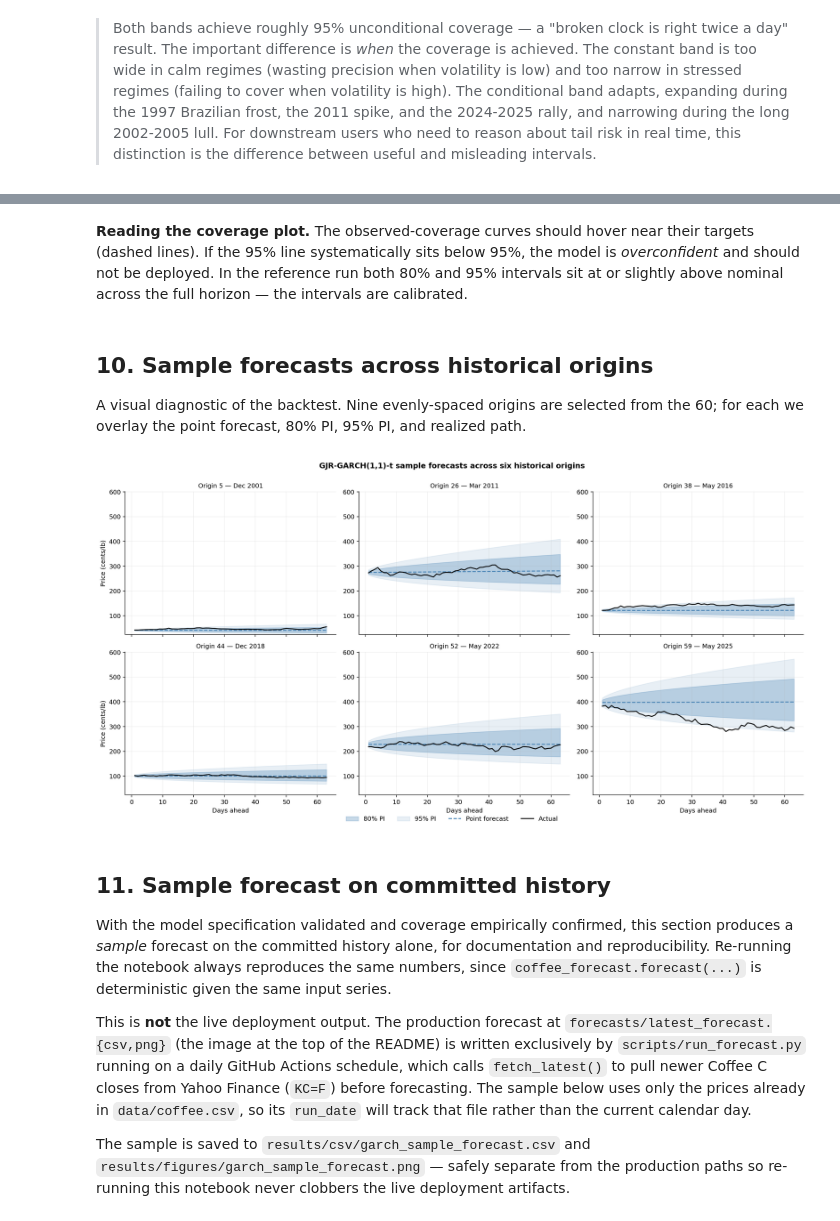
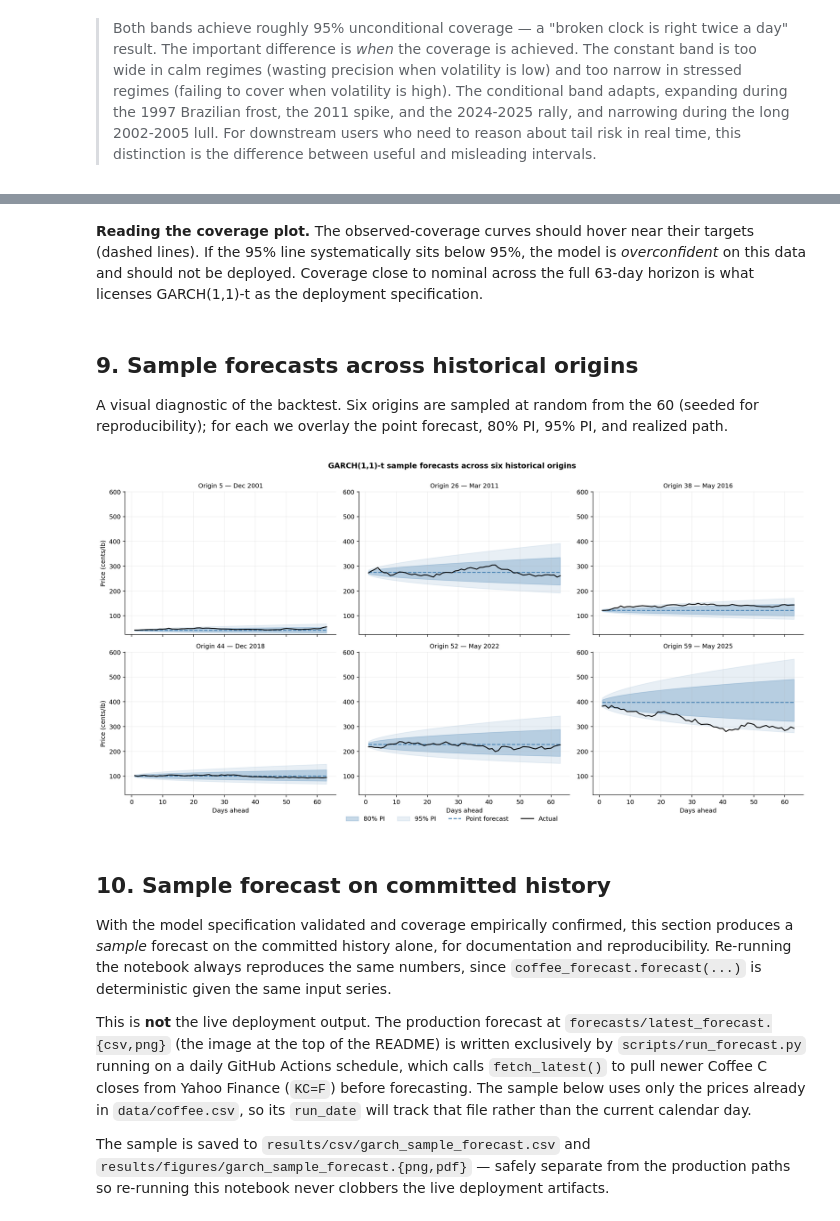
Before and after one commit to F5F0A0/coffee-futures-forecasting-model, a Jupyter notebook: notebooks/04_deployment_garch.ipynb, the cells around one changed output, grey strips where cells are left out. Drawn from its saved outputs; the diff is of its cells as text; code cells hidden in the pictures.

```diff
--- a/notebooks/04_deployment_garch.ipynb
+++ b/notebooks/04_deployment_garch.ipynb
@@ -520,43 +447,42 @@ from coffee_forecast import get_forecast_origins
 origins = get_forecast_origins(
     df, num_windows=60, context_len=CONTEXT_LEN, horizon=HORIZON
 )
-print(f"Fitting GJR-GARCH at {len(origins)} origins...")
+print(f"Fitting GARCH(1,1)-t at {len(origins)} origins...")
 
-ALPHA_LEVELS = [0.20, 0.05]  # 80% and 95% PIs
-coverage = {80: [], 95: []}
+ALPHA_LEVELS = [0.50, 0.20, 0.10, 0.05, 0.01]  # 50%, 80%, 90%, 95%, 99% PIs
+LEVELS_PCT = [int(round((1 - a) * 100)) for a in ALPHA_LEVELS]
+coverage = {pct: [] for pct in LEVELS_PCT}
 nus = []
 
 for i, a in enumerate(origins, start=1):
     ctx_prices = df.iloc[:a]["y"].values.astype(float)
     ctx_log_ret = np.diff(np.log(ctx_prices))
     actual = df.iloc[a : a + HORIZON]["y"].values.astype(float)
+    P0 = ctx_prices[-1]
 
-    am = arch_model(
-        ctx_log_ret * 100, mean="Constant", vol="Garch", p=1, o=1, q=1, dist="t"
-    )
+    am = arch_model(ctx_log_ret * 100, mean="Zero", vol="Garch", p=1, q=1, dist="t")
     fit = am.fit(disp="off", show_warning=False)
     nu_local = float(fit.params["nu"])
     nus.append(nu_local)
 
     var_fc = fit.forecast(horizon=HORIZON).variance.iloc[-1].values / 10_000.0
-    mu_fr = fit.params["mu"] / 100.0
     cum_sd = np.sqrt(np.cumsum(var_fc))
-    P0 = ctx_prices[-1]
-    drift = mu_fr * np.arange(1, HORIZON + 1)
+    # Zero-mean spec: no drift term — point forecast is flat at P0.
 
     for alpha in ALPHA_LEVELS:
         q = std_t_ppf(1 - alpha / 2, nu_local)
         spread = q * cum_sd
-        upper = P0 * np.exp(drift + spread)
-        lower = P0 * np.exp(drift - spread)
-        pct = int((1 - alpha) * 100)
+        upper = P0 * np.exp(+spread)
+        lower = P0 * np.exp(-spread)
+        pct = int(round((1 - alpha) * 100))
         coverage[pct].append((actual >= lower) & (actual <= upper))
 
     if i % 10 == 0:
         print(f"  ... {i}/{len(origins)} origins done")
 
+print()
 print(
-    f"\nν across origins:  min={min(nus):.2f}  median={np.median(nus):.2f}  "
+    f"GARCH(1,1)-t ν:  min={min(nus):.2f}  median={np.median(nus):.2f}  "
     f"max={max(nus):.2f}  std={np.std(nus):.2f}"
 )
 # %% [output]
@@ -618,16 +549,15 @@ plt.show()
 # %% [markdown]
 **Reading the coverage plot.** The observed-coverage curves should
 hover near their targets (dashed lines). If the 95% line systematically
-sits below 95%, the model is *overconfident* and should not be deployed.
-In the reference run both 80% and 95% intervals sit at or slightly
-above nominal across the full horizon &mdash; the intervals are
-calibrated.
+sits below 95%, the model is *overconfident* on this data and should
+not be deployed. Coverage close to nominal across the full 63-day
+horizon is what licenses GARCH(1,1)-t as the deployment specification.
 # %% [markdown]
-## 10. Sample forecasts across historical origins
+## 9. Sample forecasts across historical origins
 
-A visual diagnostic of the backtest. Nine evenly-spaced origins are
-selected from the 60; for each we overlay the point forecast, 80% PI,
-95% PI, and realized path.
+A visual diagnostic of the backtest. Six origins are sampled at random
+from the 60 (seeded for reproducibility); for each we overlay the
+point forecast, 80% PI, 95% PI, and realized path.
 # %%
 rng = np.random.default_rng(42)
 sample_idx = sorted(rng.choice(len(origins), size=6, replace=False))
@@ -640,17 +570,14 @@ for idx in sample_idx:
     actual = df.iloc[a : a + HORIZON]["y"].values.astype(float)
     origin_date = df.iloc[a]["ds"]
 
-    am = arch_model(
-        ctx_log_ret * 100, mean="Constant", vol="Garch", p=1, o=1, q=1, dist="t"
-    )
+    am = arch_model(ctx_log_ret * 100, mean="Zero", vol="Garch", p=1, q=1, dist="t")
     fit = am.fit(disp="off", show_warning=False)
     nu_local = float(fit.params["nu"])
     var_fc = fit.forecast(horizon=HORIZON).variance.iloc[-1].values / 10_000.0
-    mu_fr = fit.params["mu"] / 100.0
     cum_sd = np.sqrt(np.cumsum(var_fc))
     P0 = ctx_prices[-1]
-    drift = mu_fr * np.arange(1, HORIZON + 1)
-    point = P0 * np.exp(drift)
+    # Zero-mean spec: point forecast is flat at P0.
+    point = np.full(HORIZON, P0)
 
     q80 = std_t_ppf(0.90, nu_local)
     q95 = std_t_ppf(0.975, nu_local)
@@ -660,10 +587,10 @@ for idx in sample_idx:
             "origin_date": origin_date,
             "actual": actual,
             "point": point,
-            "lower_80": P0 * np.exp(drift - q80 * cum_sd),
-            "upper_80": P0 * np.exp(drift + q80 * cum_sd),
-            "lower_95": P0 * np.exp(drift - q95 * cum_sd),
-            "upper_95": P0 * np.exp(drift + q95 * cum_sd),
+            "lower_80": P0 * np.exp(-q80 * cum_sd),
+            "upper_80": P0 * np.exp(+q80 * cum_sd),
+            "lower_95": P0 * np.exp(-q95 * cum_sd),
+            "upper_95": P0 * np.exp(+q95 * cum_sd),
         }
     )
 
@@ -701,37 +628,38 @@ for ax, s in zip(axes.flat, sample):
     ax.set_ylim(y_min, y_max)
     ax.grid(alpha=0.2)
     ax.spines["top"].set_visible(False)
     ax.spines["right"].set_visible(False)
 
 for ax in axes[-1]:
     ax.set_xlabel("Days ahead")
 for ax in axes[:, 0]:
     ax.set_ylabel("Price (cents/lb)")
 
 handles, labels = axes[0, 0].get_legend_handles_labels()
 fig.legend(
     handles,
     labels,
     loc="lower center",
     ncol=4,
     fontsize=10,
     bbox_to_anchor=(0.5, -0.02),
     frameon=False,
 )
 
 fig.suptitle(
-    "GJR-GARCH(1,1)-t sample forecasts across six historical origins",
+    "GARCH(1,1)-t sample forecasts across six historical origins",
     fontsize=12,
     weight="semibold",
     y=1.00,
 )
 fig.tight_layout()
 fig.savefig(FIG_DIR / "garch_sample_forecasts.png", dpi=300, bbox_inches="tight")
+fig.savefig(FIG_DIR / "garch_sample_forecasts.pdf", bbox_inches="tight")
 plt.show()
 # %% [output]
-[figure, old version]
+[figure, new version]
 # %% [markdown]
-## 11. Sample forecast on committed history
+## 10. Sample forecast on committed history
 
 With the model specification validated and coverage empirically
 confirmed, this section produces a *sample* forecast on the committed
@@ -749,9 +677,9 @@ already in `data/coffee.csv`, so its `run_date` will track that file
 rather than the current calendar day.
 
 The sample is saved to `results/csv/garch_sample_forecast.csv` and
-`results/figures/garch_sample_forecast.png` &mdash; safely separate
-from the production paths so re-running this notebook never clobbers
-the live deployment artifacts.
+`results/figures/garch_sample_forecast.{png,pdf}` &mdash; safely
+separate from the production paths so re-running this notebook never
+clobbers the live deployment artifacts.
 # %%
 fc = forecast(df, horizon=HORIZON)
 
```
Also changed, not shown: parts of 18 cells of this notebook, 41 other files.
